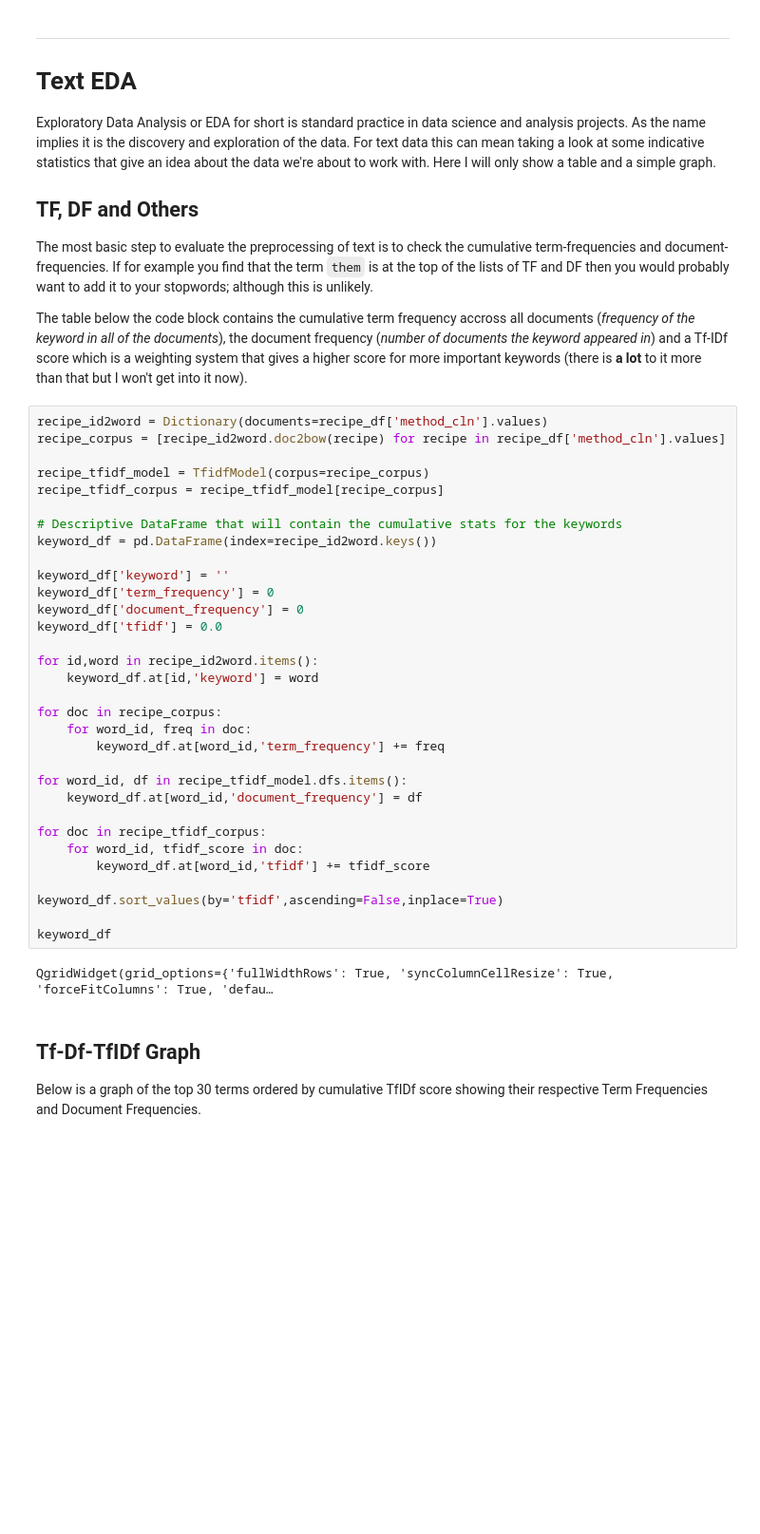
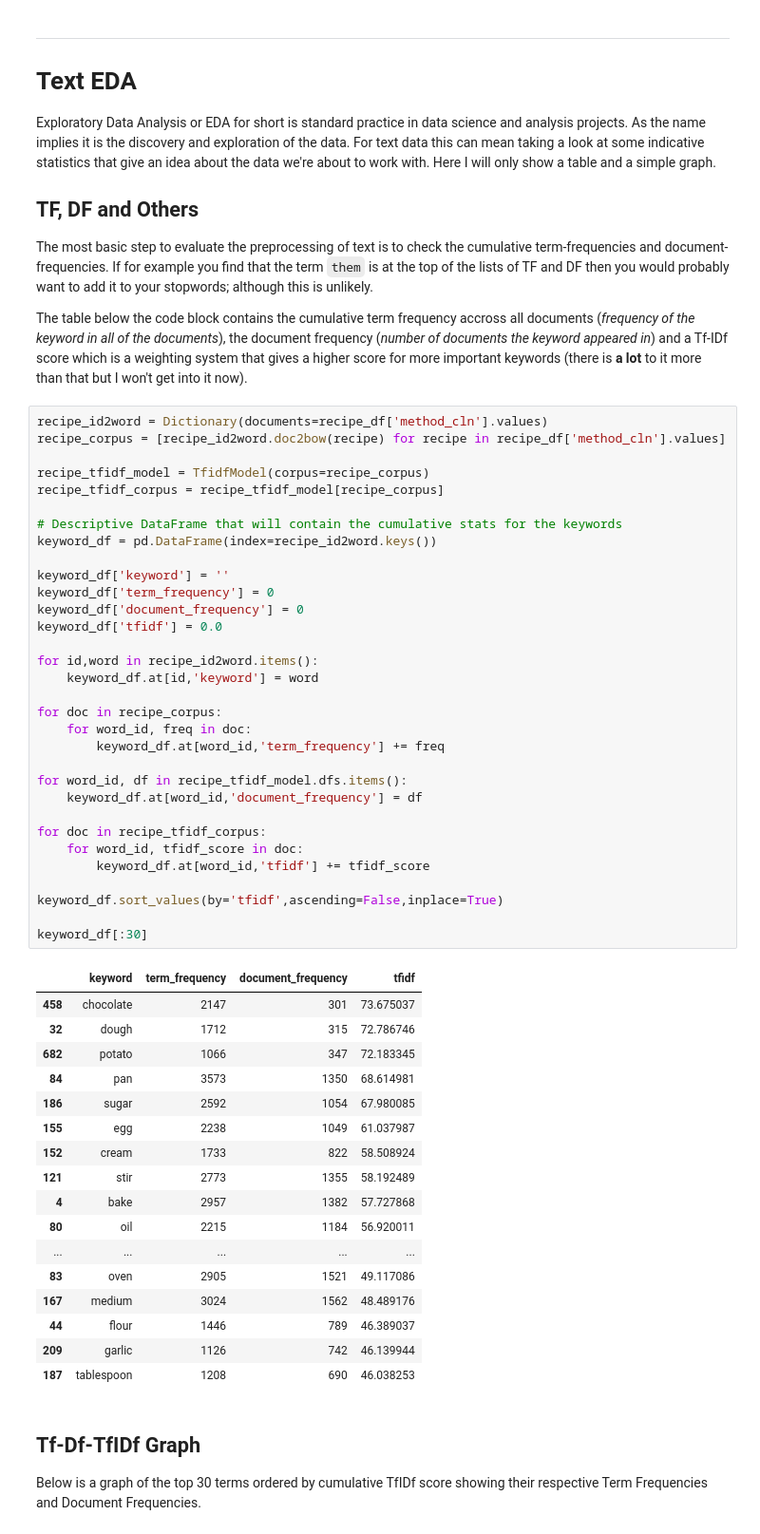
Before and after one commit to geddoman/recipe-analysis, a Jupyter notebook: Recipe-Text-Analysis.ipynb, the cells around one changed output. Shown: that part at 95% size. Cells and saved outputs as stored; diff of their text form; blank space fills up the shorter version.

```diff
--- a/Recipe-Text-Analysis.ipynb
+++ b/Recipe-Text-Analysis.ipynb
@@ -91,35 +101,51 @@ recipe_id2word = Dictionary(documents=recipe_df['method_cln'].values)
 recipe_corpus = [recipe_id2word.doc2bow(recipe) for recipe in recipe_df['method_cln'].values]
 
 recipe_tfidf_model = TfidfModel(corpus=recipe_corpus)
 recipe_tfidf_corpus = recipe_tfidf_model[recipe_corpus]
 
 # Descriptive DataFrame that will contain the cumulative stats for the keywords
 keyword_df = pd.DataFrame(index=recipe_id2word.keys())
 
 keyword_df['keyword'] = ''
 keyword_df['term_frequency'] = 0
 keyword_df['document_frequency'] = 0
 keyword_df['tfidf'] = 0.0
 
 for id,word in recipe_id2word.items():
     keyword_df.at[id,'keyword'] = word
 
 for doc in recipe_corpus:
     for word_id, freq in doc:
         keyword_df.at[word_id,'term_frequency'] += freq
 
 for word_id, df in recipe_tfidf_model.dfs.items():
     keyword_df.at[word_id,'document_frequency'] = df
 
 for doc in recipe_tfidf_corpus:
     for word_id, tfidf_score in doc:
         keyword_df.at[word_id,'tfidf'] += tfidf_score
 
 keyword_df.sort_values(by='tfidf',ascending=False,inplace=True)
 
-keyword_df
+keyword_df[:30]
 # %% [output]
-QgridWidget(grid_options={'fullWidthRows': True, 'syncColumnCellResize': True, 'forceFitColumns': True, 'defau…
+|  | keyword | term_frequency | document_frequency | tfidf |
+| 458 | chocolate | 2147 | 301 | 73.675037 |
+| 32 | dough | 1712 | 315 | 72.786746 |
+| 682 | potato | 1066 | 347 | 72.183345 |
+| 84 | pan | 3573 | 1350 | 68.614981 |
+| 186 | sugar | 2592 | 1054 | 67.980085 |
+| 155 | egg | 2238 | 1049 | 61.037987 |
+| 152 | cream | 1733 | 822 | 58.508924 |
+| 121 | stir | 2773 | 1355 | 58.192489 |
+| 4 | bake | 2957 | 1382 | 57.727868 |
+| 80 | oil | 2215 | 1184 | 56.920011 |
+| ... | ... | ... | ... | ... |
+| 83 | oven | 2905 | 1521 | 49.117086 |
+| 167 | medium | 3024 | 1562 | 48.489176 |
+| 44 | flour | 1446 | 789 | 46.389037 |
+| 209 | garlic | 1126 | 742 | 46.139944 |
+| 187 | tablespoon | 1208 | 690 | 46.038253 |
 # %% [markdown]
 ## Tf-Df-TfIDf Graph
 
```
Also changed, not shown: parts of 2 cells of this notebook.
